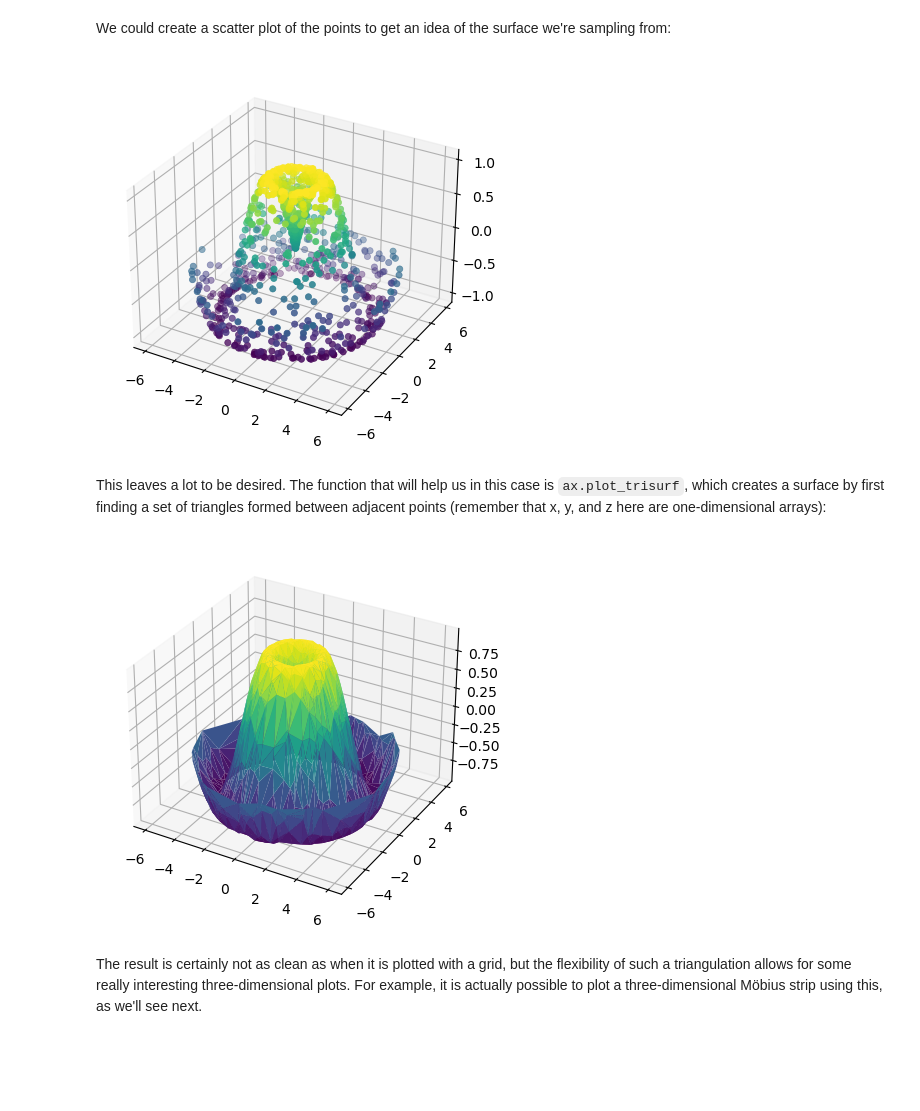
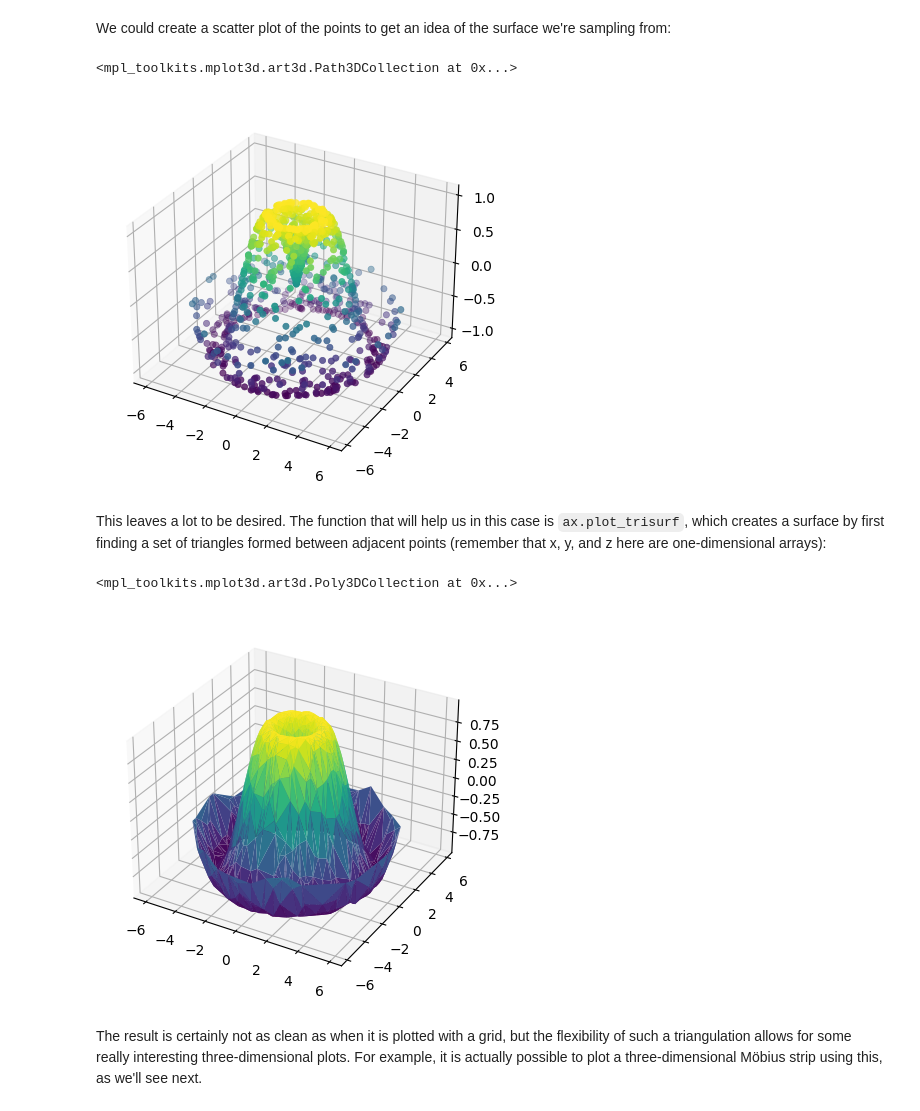
Before and after one commit to DemonicAK/Python_Libraries_Tutorial, a Jupyter notebook: 04.12-Three-Dimensional-Plotting.ipynb, the cells around one changed output. Drawn from its saved outputs; the diff is of its cells as text; code cells hidden in the pictures; blank space fills up the shorter version.

```diff
--- a/04.12-Three-Dimensional-Plotting.ipynb
+++ b/04.12-Three-Dimensional-Plotting.ipynb
@@ -89,3 +104,31 @@ ax.view_init(60, 35)
 fig
 # %% [output]
 [figure]
+# %%
+fig = plt.figure()
+ax = fig.add_subplot(111, projection='3d')
+
+def f(x, y):
+    return np.sin(np.sqrt(x ** 2 + y ** 2))
+
+x = np.linspace(-6, 6, 30)
+y = np.linspace(-6, 6, 30)
+
+
+X, Y = np.meshgrid(x, y)
+Z = f(X, Y)
+
+
+
+
+
+ax.contour(X, Y, Z, 50, cmap='binary')
+ax.set_xlabel('x')
+ax.set_ylabel('y')
+
+
+
+# ax.view_init(60, 35)
+
+
+# fig
@@ -147,18 +202,22 @@ z = f(x, y)
 We could create a scatter plot of the points to get an idea of the surface we're sampling from:
 # %%
 ax = plt.axes(projection='3d')
-ax.scatter(x, y, z, c=z, cmap='viridis', linewidth=0.5);
+ax.scatter(x, y, z, c=z, cmap='viridis', linewidth=0.5)
 # %% [output]
+<mpl_toolkits.mplot3d.art3d.Path3DCollection at 0x...>
-[figure, old version]
+[figure, new version]
 # %% [markdown]
 This leaves a lot to be desired.
 The function that will help us in this case is ``ax.plot_trisurf``, which creates a surface by first finding a set of triangles formed between adjacent points (remember that x, y, and z here are one-dimensional arrays):
 # %%
-ax = plt.axes(projection='3d')
+fig = plt.figure()
+ax = fig.add_subplot(111, projection='3d')
+# ax = plt.axes(projection='3d')
 ax.plot_trisurf(x, y, z,
-                cmap='viridis', edgecolor='none');
+                cmap='viridis', edgecolor='none')
 # %% [output]
+<mpl_toolkits.mplot3d.art3d.Poly3DCollection at 0x...>
-[figure, old version]
+[figure, new version]
 # %% [markdown]
 The result is certainly not as clean as when it is plotted with a grid, but the flexibility of such a triangulation allows for some really interesting three-dimensional plots.
 For example, it is actually possible to plot a three-dimensional Möbius strip using this, as we'll see next.
```
Also changed, not shown: parts of 10 cells of this notebook, 8 other files.
